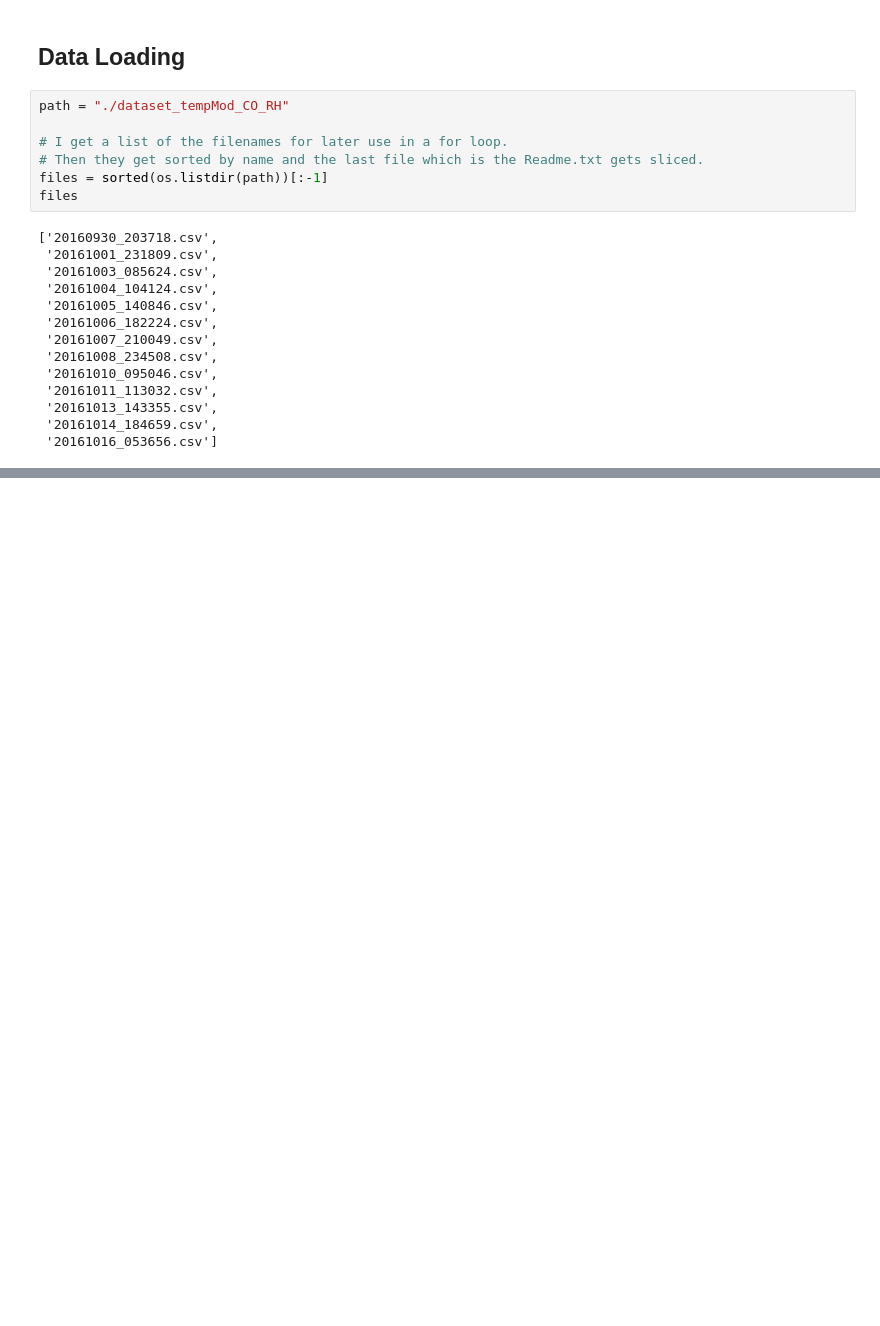
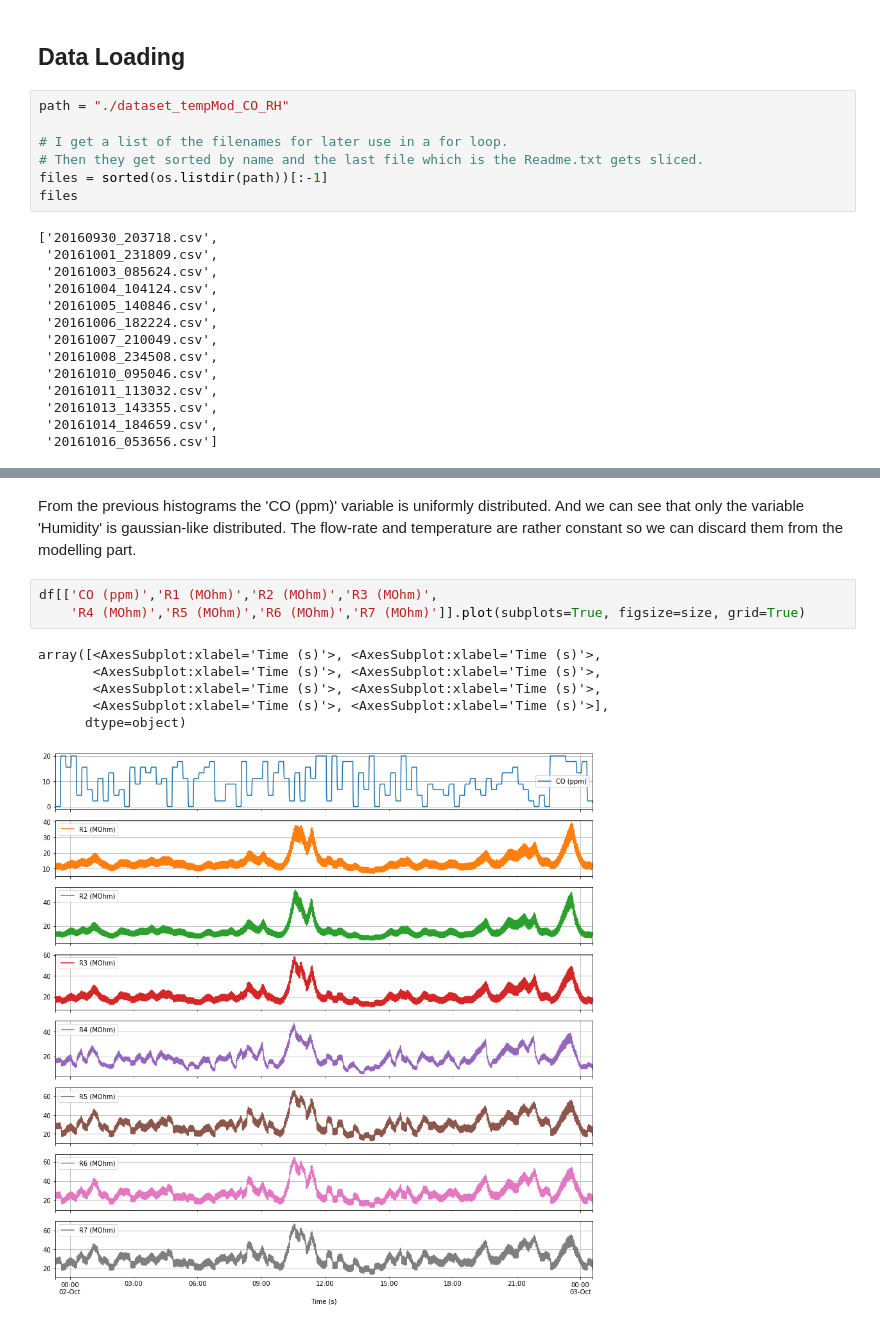
Before and after one commit to alberflor/monoxide-eda, a Jupyter notebook: Monoxide-EDA.ipynb, the cells around one changed output, grey strips where cells are left out. Drawn from its saved outputs; the diff is of its cells as text; blank space fills up the shorter version.

Commit message:
added tests and model training

```diff
--- a/Monoxide-EDA.ipynb
+++ b/Monoxide-EDA.ipynb
@@ -326,0 +154,12 @@ from sklearn.preprocessing import PowerTransformer, QuantileTransformer
+# %% [markdown]
+From the previous histograms the 'CO (ppm)' variable is uniformly distributed. And we can see that only the variable 'Humidity' is gaussian-like distributed. The flow-rate and temperature are rather constant so we can discard them from the modelling part.
+# %%
+df[['CO (ppm)','R1 (MOhm)','R2 (MOhm)','R3 (MOhm)',
+    'R4 (MOhm)','R5 (MOhm)','R6 (MOhm)','R7 (MOhm)']].plot(subplots=True, figsize=size, grid=True)
+# %% [output]
+array([<AxesSubplot:xlabel='Time (s)'>, <AxesSubplot:xlabel='Time (s)'>,
+       <AxesSubplot:xlabel='Time (s)'>, <AxesSubplot:xlabel='Time (s)'>,
+       <AxesSubplot:xlabel='Time (s)'>, <AxesSubplot:xlabel='Time (s)'>,
+       <AxesSubplot:xlabel='Time (s)'>, <AxesSubplot:xlabel='Time (s)'>],
+      dtype=object)
+[figure, added]
```
Also changed, not shown: parts of 78 cells of this notebook.
